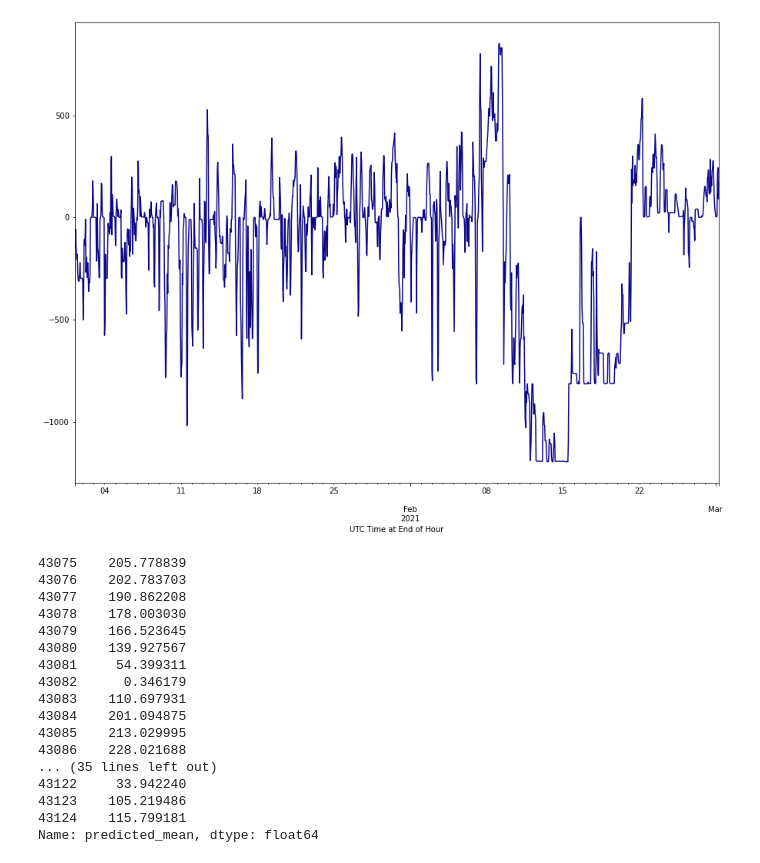
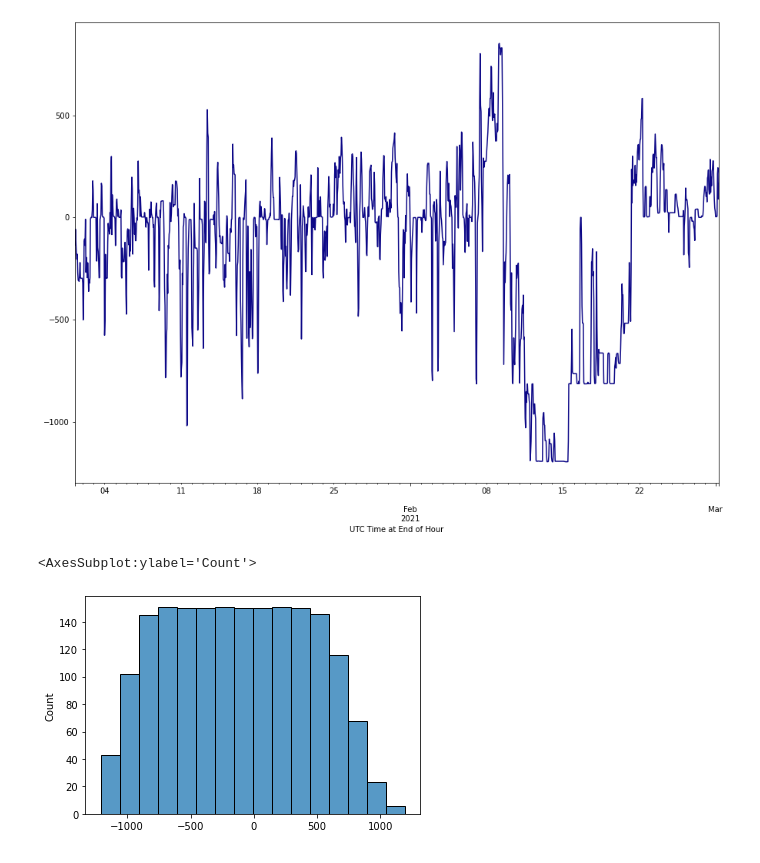
Before and after one commit to JuanMa894/Texas-Power-forecasting-timeseries, a Jupyter notebook: Notebooks/holly-working-nb.ipynb, the cells around one changed output. Cells and saved outputs as stored; diff of their text form; code cells hidden in the pictures.

```diff
--- a/Notebooks/holly-working-nb.ipynb
+++ b/Notebooks/holly-working-nb.ipynb
@@ -67,20 +76,10 @@ smx = sarimax.SARIMAX(interFloat, order=(1,0,1), seasonal_order=(1,0,1,24)).fit(
 # %%
-smx.forecast(steps=50)
+forc0 = smx0.forecast(steps=50)
-# %% [output]
-43075    205.778839
-43076    202.783703
-43077    190.862208
-43078    178.003030
-43079    166.523645
-43080    139.927567
-43081     54.399311
-43082      0.346179
-43083    110.697931
-43084    201.094875
-43085    213.029995
-43086    228.021688
-... (35 lines left out)
-43122     33.942240
-43123    105.219486
-43124    115.799181
-Name: predicted_mean, dtype: float64
+# %%
+max(interFloat), min(interFloat)
+valRange = [int(i) for i in set(interFloat)]
+valRange.sort()
+sns.histplot(valRange)
+# %% [output]
+<AxesSubplot:ylabel='Count'>
+[figure, added]
```
Also changed, not shown: parts of 32 cells of this notebook.
